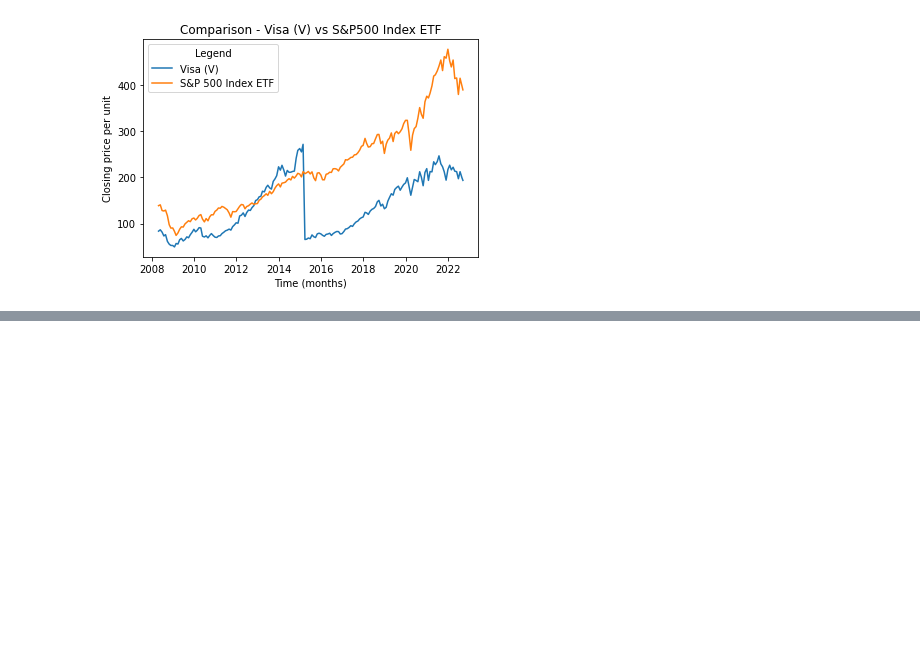
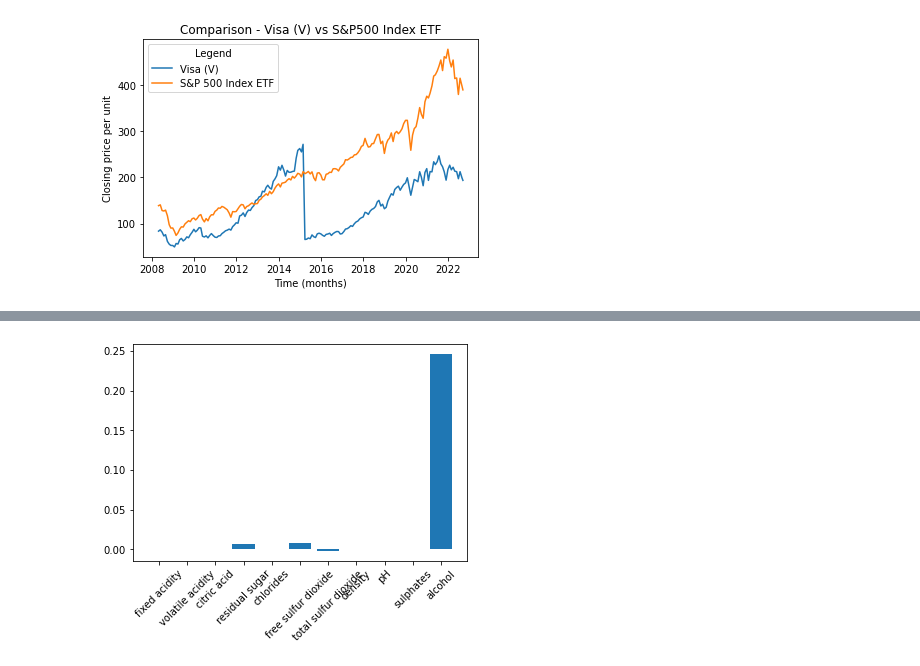
Before and after one commit to WagnerLD/UCDPA_LisaWagner, a Jupyter notebook: UCDPA_LisaWagner_Assignment/UCDPA_LisaWagner_Assignment.ipynb, the cells around one changed output, grey strips where cells are left out. Saved outputs shown, nothing was run; the diff lists cells and outputs as text; code cells hidden in the pictures; blank space fills up the shorter version.

```diff
--- a/UCDPA_LisaWagner_Assignment/UCDPA_LisaWagner_Assignment.ipynb
+++ b/UCDPA_LisaWagner_Assignment/UCDPA_LisaWagner_Assignment.ipynb
@@ -497,0 +743,11 @@ plt.show()
+# %%
+# use Lasso to check which (if any) feature(s) have more of an impact in predicting high quality - in this data, alcohol is the
+#  single best predictor of quality, none of the remaining features predict quality at any measurable level.
+
+lasso = Lasso(alpha=0.1)
+lasso_coef = lasso.fit(X, y).coef_
+plt.bar(names, lasso_coef)
+plt.xticks(rotation=45)
+plt.show()
+# %% [output]
+[figure, added]
```
Also changed, not shown: parts of 56 cells of this notebook.
